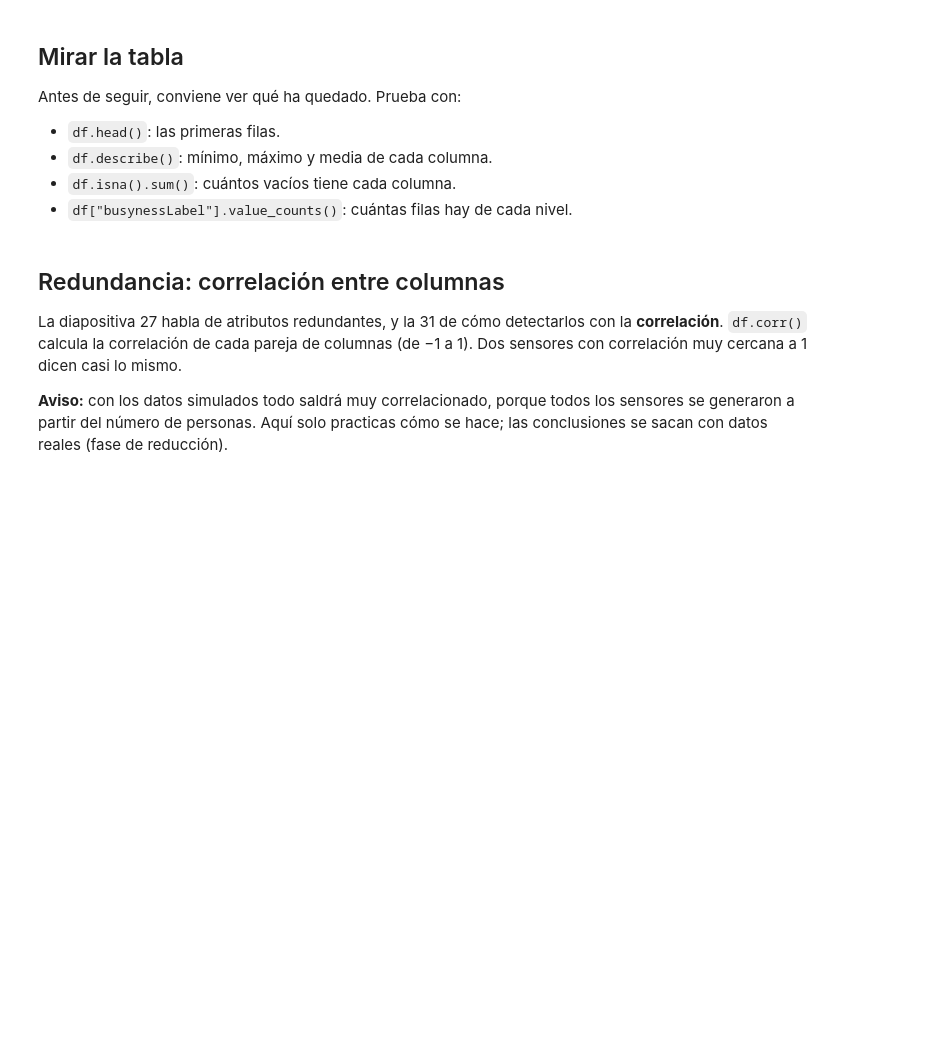
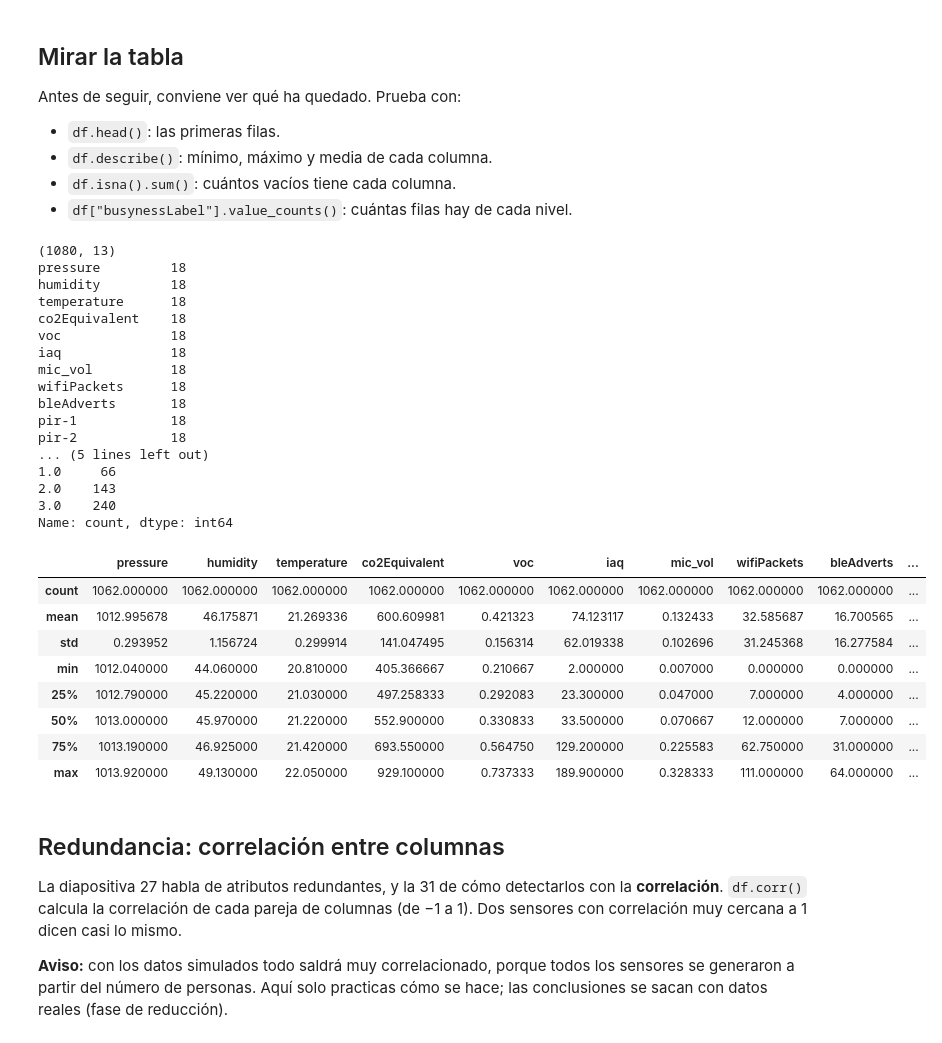
Before and after one commit to UT-IoT-Project/busyness-classifier, a Jupyter notebook: notebooks/02_integracion.ipynb, the cells around one changed output. Cells and saved outputs as stored; diff of their text form; code cells hidden in the pictures; blank space fills up the shorter version.

```diff
--- a/notebooks/02_integracion.ipynb
+++ b/notebooks/02_integracion.ipynb
@@ -88,6 +118,37 @@ Antes de seguir, conviene ver qué ha quedado. Prueba con:
 - `df["busynessLabel"].value_counts()`: cuántas filas hay de cada nivel.
 # %%
 # Tu código aquí
+print(df.shape)
+print(df.isna().sum())
+print(df["busynessLabel"].value_counts().sort_index())
+df.describe()
+# %% [output]
+(1080, 13)
+pressure         18
+humidity         18
+temperature      18
+co2Equivalent    18
+voc              18
+iaq              18
+mic_vol          18
+wifiPackets      18
+bleAdverts       18
+pir-1            18
+pir-2            18
+... (5 lines left out)
+1.0     66
+2.0    143
+3.0    240
+Name: count, dtype: int64
+|  | pressure | humidity | temperature | co2Equivalent | voc | iaq | mic_vol | wifiPackets | bleAdverts | ... |
+| count | 1062.000000 | 1062.000000 | 1062.000000 | 1062.000000 | 1062.000000 | 1062.000000 | 1062.000000 | 1062.000000 | 1062.000000 | ... |
+| mean | 1012.995678 | 46.175871 | 21.269336 | 600.609981 | 0.421323 | 74.123117 | 0.132433 | 32.585687 | 16.700565 | ... |
+| std | 0.293952 | 1.156724 | 0.299914 | 141.047495 | 0.156314 | 62.019338 | 0.102696 | 31.245368 | 16.277584 | ... |
+| min | 1012.040000 | 44.060000 | 20.810000 | 405.366667 | 0.210667 | 2.000000 | 0.007000 | 0.000000 | 0.000000 | ... |
+| 25% | 1012.790000 | 45.220000 | 21.030000 | 497.258333 | 0.292083 | 23.300000 | 0.047000 | 7.000000 | 4.000000 | ... |
+| 50% | 1013.000000 | 45.970000 | 21.220000 | 552.900000 | 0.330833 | 33.500000 | 0.070667 | 12.000000 | 7.000000 | ... |
+| 75% | 1013.190000 | 46.925000 | 21.420000 | 693.550000 | 0.564750 | 129.200000 | 0.225583 | 62.750000 | 31.000000 | ... |
+| max | 1013.920000 | 49.130000 | 22.050000 | 929.100000 | 0.737333 | 189.900000 | 0.328333 | 111.000000 | 64.000000 | ... |
 # %% [markdown]
 ## Redundancia: correlación entre columnas
 
```
Also changed, not shown: parts of 4 cells of this notebook, 3 other files.
